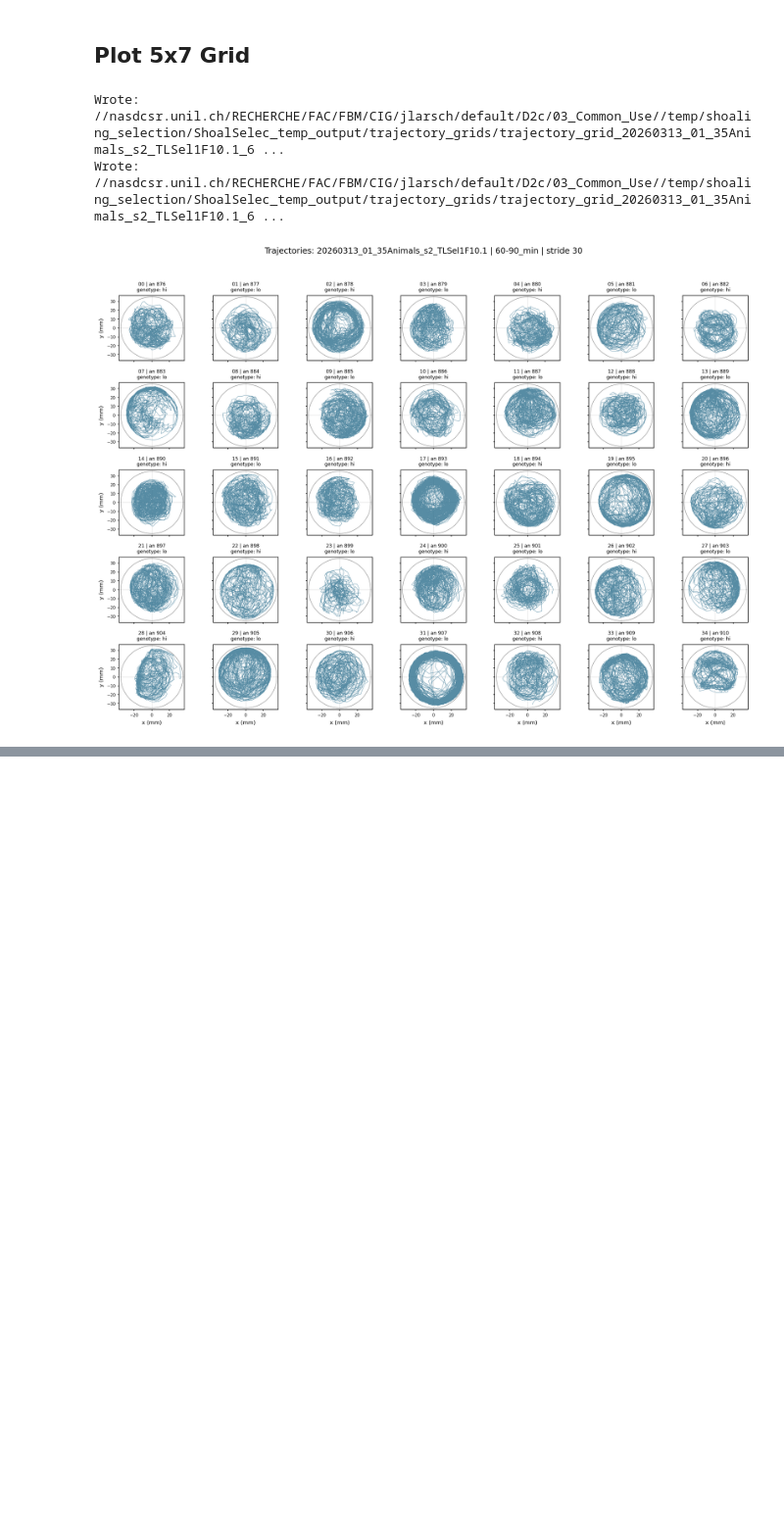
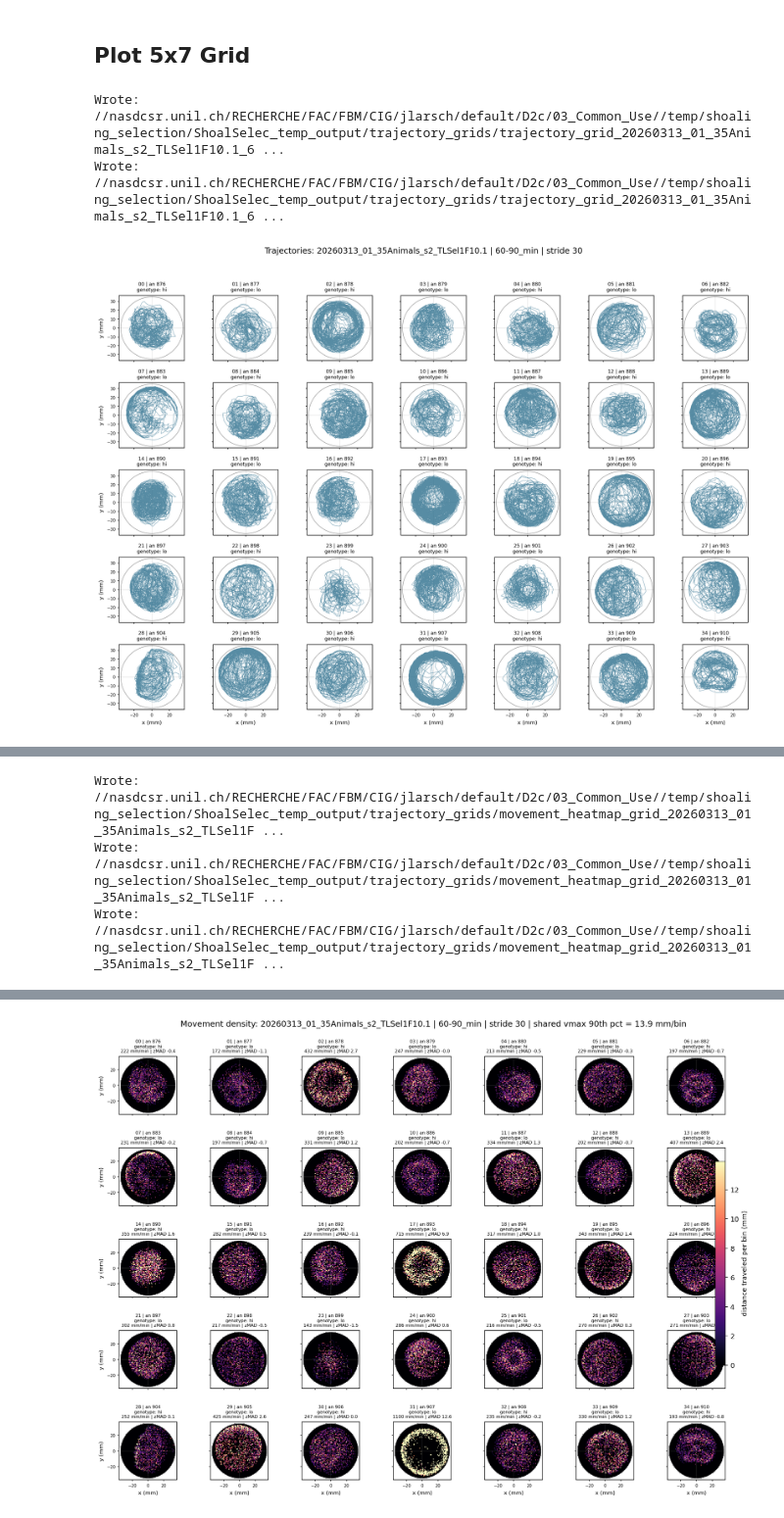
Before and after one commit to cryez/jlsocialbehavior, a Jupyter notebook: Analyses/ShoalingTrajectoryGrid_2026.ipynb, the cells around one changed output, grey strips where cells are left out. Shown at 98% size. Saved outputs shown, nothing was run; the diff lists cells and outputs as text; code cells hidden in the pictures; blank space fills up the shorter version.

Commit message:
Added ocuppancy heatmap to shoaling trajectory notebook

```diff
--- a/Analyses/ShoalingTrajectoryGrid_2026.ipynb
+++ b/Analyses/ShoalingTrajectoryGrid_2026.ipynb
@@ -46,6 +46,15 @@ USE_TRAJECTORY_CACHE = True
 SAVE_FIGURES = True
 FIGURE_DPI = 180
 
+# Absolute movement-density heatmap controls for outlier screening.
+# Each heatmap bin stores the summed frame-to-frame path length whose midpoint falls in that bin.
+# This makes the colors show where a fish spent movement effort, not just where positions were observed.
+MOVEMENT_HEATMAP_BINS = 80
+MOVEMENT_HEATMAP_CMAP = 'magma'
+# Use one shared color scale across all 35 fish so bright panels are comparable.
+# The 99th percentile avoids letting one extreme bin wash out the rest of the grid.
+MOVEMENT_HEATMAP_VMAX_PERCENTILE = 99
+
 os.makedirs(OUTPUT_DIR, exist_ok=True)
 CACHE_DIR = os.path.join(OUTPUT_DIR, 'cache')
 os.makedirs(CACHE_DIR, exist_ok=True)
@@ -422,0 +663,36 @@ Wrote: //nasdcsr.unil.ch/RECHERCHE/FAC/FBM/CIG/jlarsch/default/D2c/03_Common_Use
+# %%
+# Generate the heatmap grid and the per-fish metrics table from the trajectory
+# window loaded above. If SAVE_FIGURES=True, the helper also writes PNG/PDF
+# versions of the grid and a *_metrics.csv copy of movement_metrics.
+heatmap_fig, movement_metrics = plot_movement_heatmap_grid(
+    xy_mm,
+    animal_ids,
+    arena_radius_mm,
+    trajectory_meta,
+    OUTPUT_DIR,
+    save_figures=SAVE_FIGURES,
+    animal_genotypes=animal_genotypes,
+    vmax_percentile=90
+)
+
+
+# Sort by absolute robust deviation so both very high movement and very low
+# movement fish rise to the top for manual screening.
+# Column meanings:
+# - fish_idx: local subplot index in the 5x7 grid.
+# - animal_id and genotype: metadata labels for the plotted fish.
+# - valid_samples: finite x/y positions in the selected time window.
+# - valid_intervals: finite nonzero steps that contributed to distance and heatmap bins.
+# - valid_duration_min: valid_intervals converted to elapsed minutes.
+# - total_distance_mm: summed valid step distance in the window.
+# - distance_per_min and mean_speed_mm_s: movement rate in mm/min and mm/s.
+# - arena_coverage_fraction: fraction of in-arena heatmap bins with any movement.
+# - movement_z_mad: robust cohort-centered z-score of distance_per_min.
+# - movement_z_mad_abs: absolute zMAD used for this outlier ranking.
+movement_outliers = movement_metrics.sort_values('movement_z_mad_abs', ascending=False).reset_index(drop=True)
+display(movement_outliers)
+plt.show()
+# %% [output]
+Wrote: //nasdcsr.unil.ch/RECHERCHE/FAC/FBM/CIG/jlarsch/default/D2c/03_Common_Use//temp/shoaling_selection/ShoalSelec_temp_output/trajectory_grids/movement_heatmap_grid_20260313_01_35Animals_s2_TLSel1F ...
+Wrote: //nasdcsr.unil.ch/RECHERCHE/FAC/FBM/CIG/jlarsch/default/D2c/03_Common_Use//temp/shoaling_selection/ShoalSelec_temp_output/trajectory_grids/movement_heatmap_grid_20260313_01_35Animals_s2_TLSel1F ...
+Wrote: //nasdcsr.unil.ch/RECHERCHE/FAC/FBM/CIG/jlarsch/default/D2c/03_Common_Use//temp/shoaling_selection/ShoalSelec_temp_output/trajectory_grids/movement_heatmap_grid_20260313_01_35Animals_s2_TLSel1F ...
@@ -422,0 +716 @@ Wrote: //nasdcsr.unil.ch/RECHERCHE/FAC/FBM/CIG/jlarsch/default/D2c/03_Common_Use
+[figure, added]
```
Also changed, not shown: parts of 4 cells of this notebook, 1 other file.
